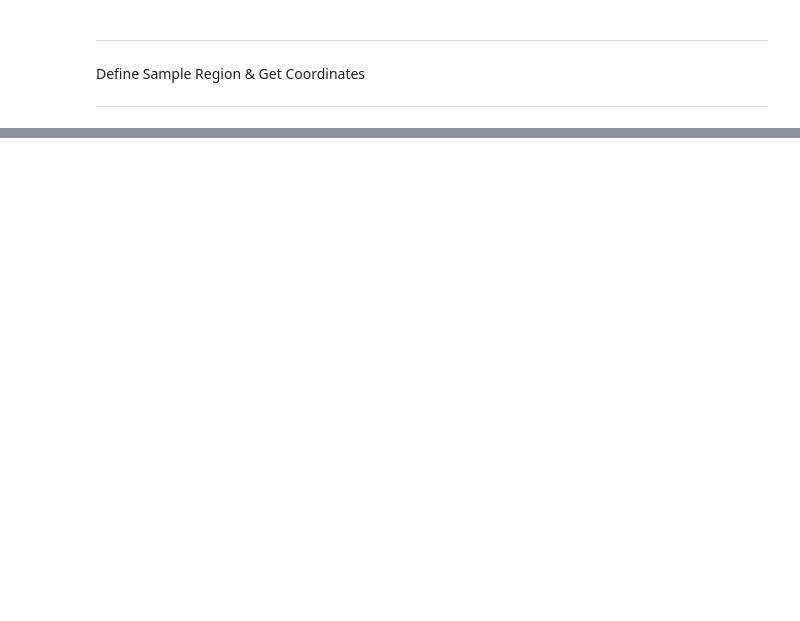
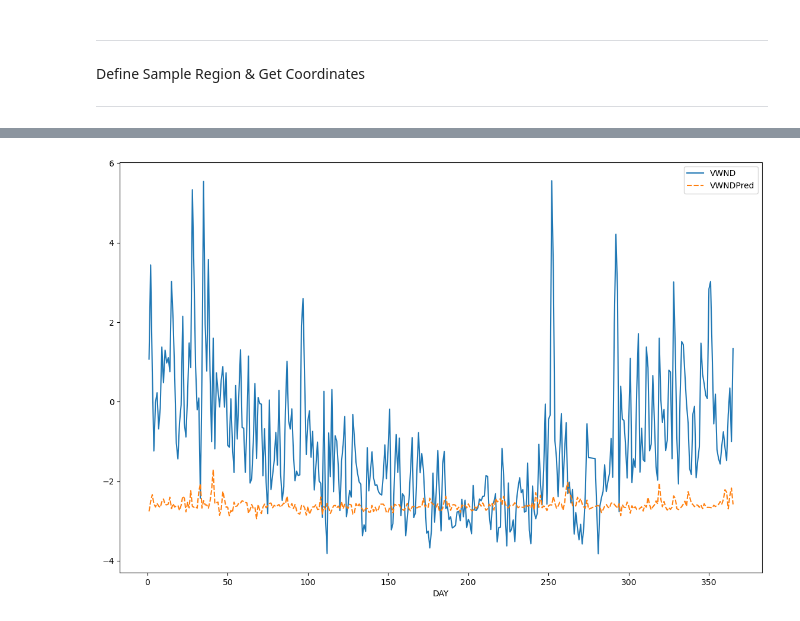
Before and after one commit to ryanpdemilt/windtopocali, a Jupyter notebook: DownScaleDemo.ipynb, the cells around one changed output, grey strips where cells are left out. Cells and saved outputs as stored; diff of their text form; code cells hidden in the pictures; blank space fills up the shorter version.

```diff
--- a/DownScaleDemo.ipynb
+++ b/DownScaleDemo.ipynb
@@ -282,0 +509,9 @@ predicitions = model(batch).detach().numpy()
+# %%
+station_eval_viz_uwnd = station_eval_viz[['DAY','VWND','VWNDPred']].set_index('DAY')
+
+fig, ax = plt.subplots(figsize=(14,9))
+sns.lineplot(station_eval_viz_uwnd)
+
+plt.show()
+# %% [output]
+[figure, added]
```
Also changed, not shown: parts of 19 cells of this notebook, 4 other files.
